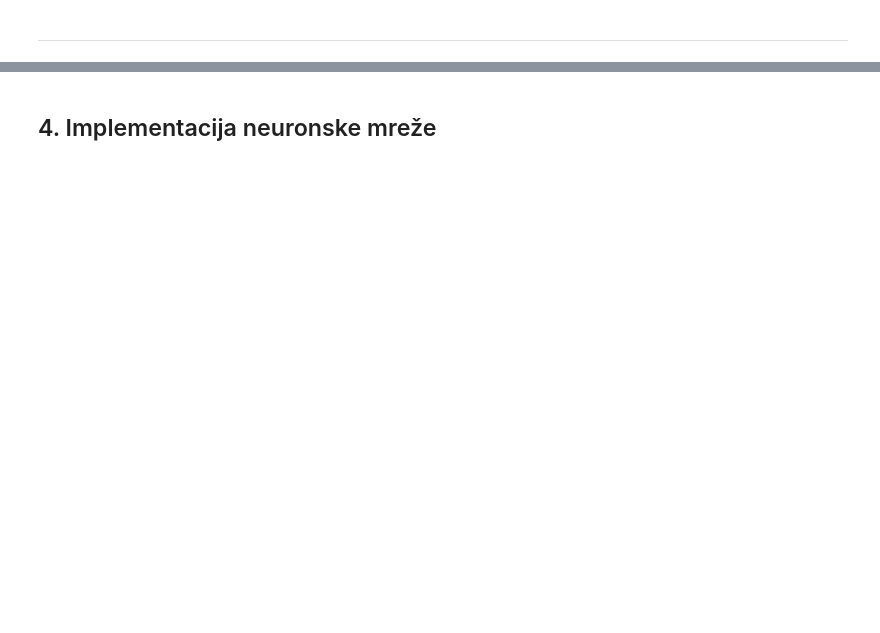
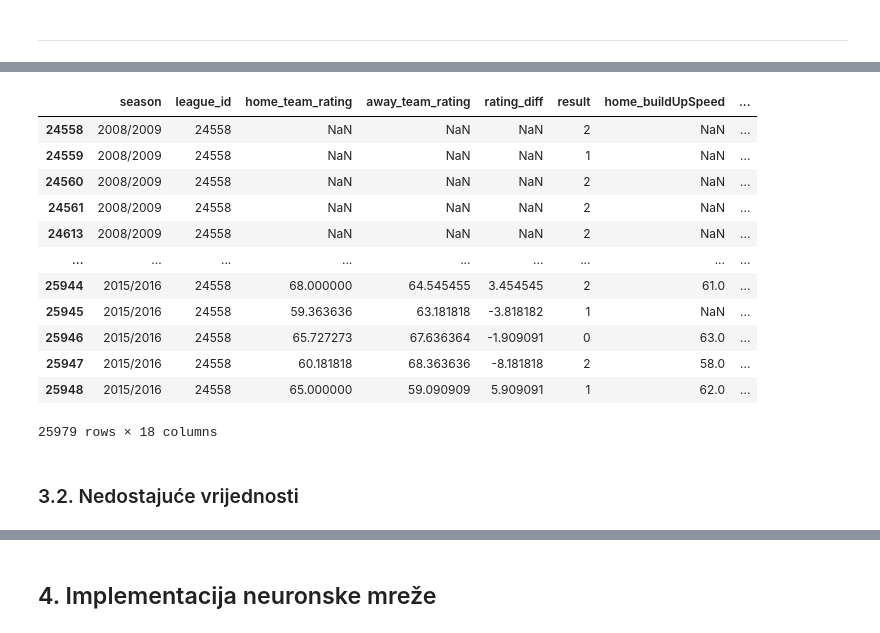
Before and after one commit to as547777/Neural-Networks-Football-Match-Prediction, a Jupyter notebook: Predviđanje ishoda nogometnih utakmica.ipynb, the cells around one changed output, grey strips where cells are left out. Cells and saved outputs as stored; diff of their text form; code cells hidden in the pictures; blank space fills up the shorter version.

```diff
--- a/Predviđanje ishoda nogometnih utakmica.ipynb
+++ b/Predviđanje ishoda nogometnih utakmica.ipynb
@@ -443,0 +462,34 @@ Skaliranje i slično...
+# %%
+drop_cols = [
+    'id',
+    'date',
+    'home_team_api_id',
+    'away_team_api_id',
+    'B365H',
+    'B365D',
+    'B365A',
+    'BWH',
+    'BWD',
+    'BWA',
+    'home_team_name',
+    'away_team_name'
+]
+
+model_df = glavna_df.drop(columns=drop_cols)
+model_df
+# %% [output]
+|  | season | league_id | home_team_rating | away_team_rating | rating_diff | result | home_buildUpSpeed | ... |
+| 24558 | 2008/2009 | 24558 | NaN | NaN | NaN | 2 | NaN | ... |
+| 24559 | 2008/2009 | 24558 | NaN | NaN | NaN | 1 | NaN | ... |
+| 24560 | 2008/2009 | 24558 | NaN | NaN | NaN | 2 | NaN | ... |
+| 24561 | 2008/2009 | 24558 | NaN | NaN | NaN | 2 | NaN | ... |
+| 24613 | 2008/2009 | 24558 | NaN | NaN | NaN | 2 | NaN | ... |
+| ... | ... | ... | ... | ... | ... | ... | ... | ... |
+| 25944 | 2015/2016 | 24558 | 68.000000 | 64.545455 | 3.454545 | 2 | 61.0 | ... |
+| 25945 | 2015/2016 | 24558 | 59.363636 | 63.181818 | -3.818182 | 1 | NaN | ... |
+| 25946 | 2015/2016 | 24558 | 65.727273 | 67.636364 | -1.909091 | 0 | 63.0 | ... |
+| 25947 | 2015/2016 | 24558 | 60.181818 | 68.363636 | -8.181818 | 2 | 58.0 | ... |
+| 25948 | 2015/2016 | 24558 | 65.000000 | 59.090909 | 5.909091 | 1 | 62.0 | ... |
+25979 rows × 18 columns
+# %% [markdown]
+### 3.2. Nedostajuće vrijednosti
```
Also changed, not shown: parts of 15 cells of this notebook.
